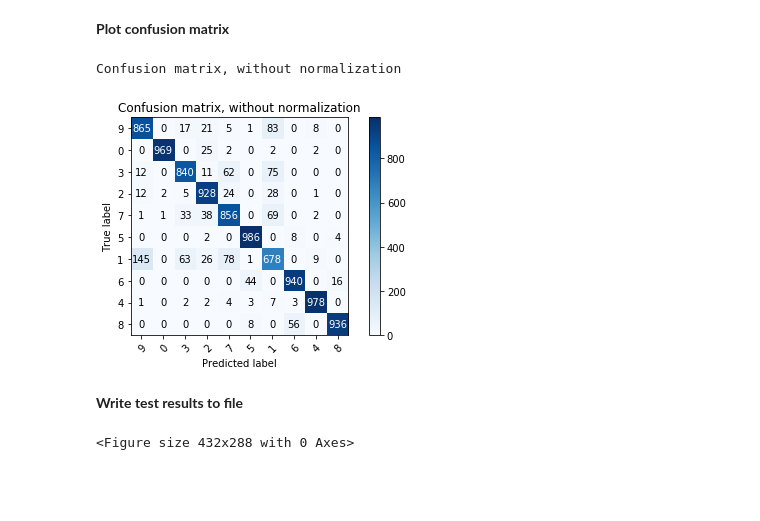
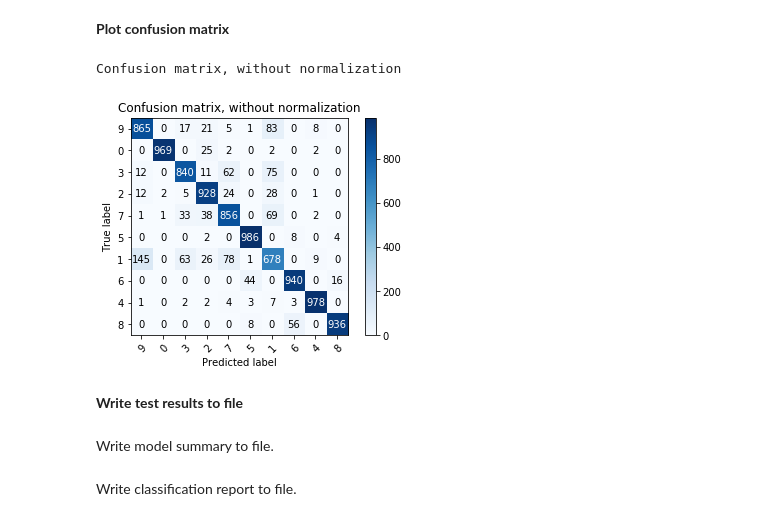
Before and after one commit to berfubuyukoz/fashion_mnist_task, a Jupyter notebook: fashion-mnist_test.ipynb, the cells around one changed output. Cells and saved outputs as stored; diff of their text form; code cells hidden in the pictures; blank space fills up the shorter version.

```diff
--- a/fashion-mnist_test.ipynb
+++ b/fashion-mnist_test.ipynb
@@ -20,3 +36,8 @@ CURRENT_MODEL_IDX = 2
+# %%
+CURRENT_MODEL_IDX = 2
+MODEL_IN_DIR = 'saved_models'
+MODEL_HISTORY_IN_DIR = 'saved_model_histories'
+TEST_OUT_DIR = 'outfiles'
 # %%
 model_type_str = 'dnn' if CURRENT_MODEL_IDX==0 else 'cnn'
 idx_str = str(CURRENT_MODEL_IDX) if CURRENT_MODEL_IDX>1 else ''
@@ -24,3 +49,3 @@ current_model_name = model_type_str+idx_str+'_model'
 # %%
-model_history_path = current_model_name+'_history.json'
-model_path = current_model_name+'.h5'
+model_history_path = MODEL_HISTORY_IN_DIR + '/' + current_model_name+'_history.json'
+model_path = MODEL_IN_DIR + '/' + current_model_name+'.h5'
@@ -36,7 +67,6 @@ def data_preprocessing(data):
     out_x = x_shaped_array / 255
     return out_x, out_y
 # %%
-import matplotlib.pyplot as plt
 def plot_confusion_matrix(y_true, y_pred, classes,
                           normalize=False,
                           title=None,
@@ -87,8 +117,9 @@ def plot_confusion_matrix(y_true, y_pred, classes,
             ax.text(j, i, format(cm[i, j], fmt),
                     ha="center", va="center",
                     color="white" if cm[i, j] > thresh else "black")
-    fig.tight_layout()
-    return plt
+    #fig.tight_layout()
+    plt_cp = plt.gcf()
+    return plt_cp
 # %%
 # Create a dataframe from train data (x and y)
 # merge label and pixel array,create a dataframe, of size (60000, 785).
@@ -254,13 +318,15 @@ loss: 0.34
 # %% [markdown]
 **Plot confusion matrix**
 # %%
-from sklearn.metrics import classification_report, confusion_matrix
-from sklearn.utils.multiclass import unique_labels
+
 #cm = confusion_matrix(y_test_raw, y_test_predicted)
 #plot_confusion_matrix(cm, unique_labels)
-plt = plot_confusion_matrix(y_test_raw, y_test_predicted, unique_lbls)
+#plt = plot_confusion_matrix(y_test_raw, y_test_predicted, unique_lbls)
+cm_plt = plot_confusion_matrix(y_test_raw, y_test_predicted, unique_lbls)
 # %% [output]
 Confusion matrix, without normalization
-[figure, old version]
+[figure, new version]
 # %% [markdown]
 **Write test results to file**
+# %% [markdown]
+Write model summary to file.
@@ -267,7 +337,6 @@ Confusion matrix, without normalization
+# %% [markdown]
+Write classification report to file.
 # %%
-myfile = open(current_model_name + '_out.txt', 'w')
+myfile = open(test_model_out_dir + '/' + current_model_name + '_out.txt', 'w')
 myfile.write(report_str)
 myfile.close()
-plt.savefig(current_model_name + '_cm' + '.png')
-# %% [output]
-<Figure size 432x288 with 0 Axes>
```
Also changed, not shown: parts of 18 cells of this notebook, 11 other files.
